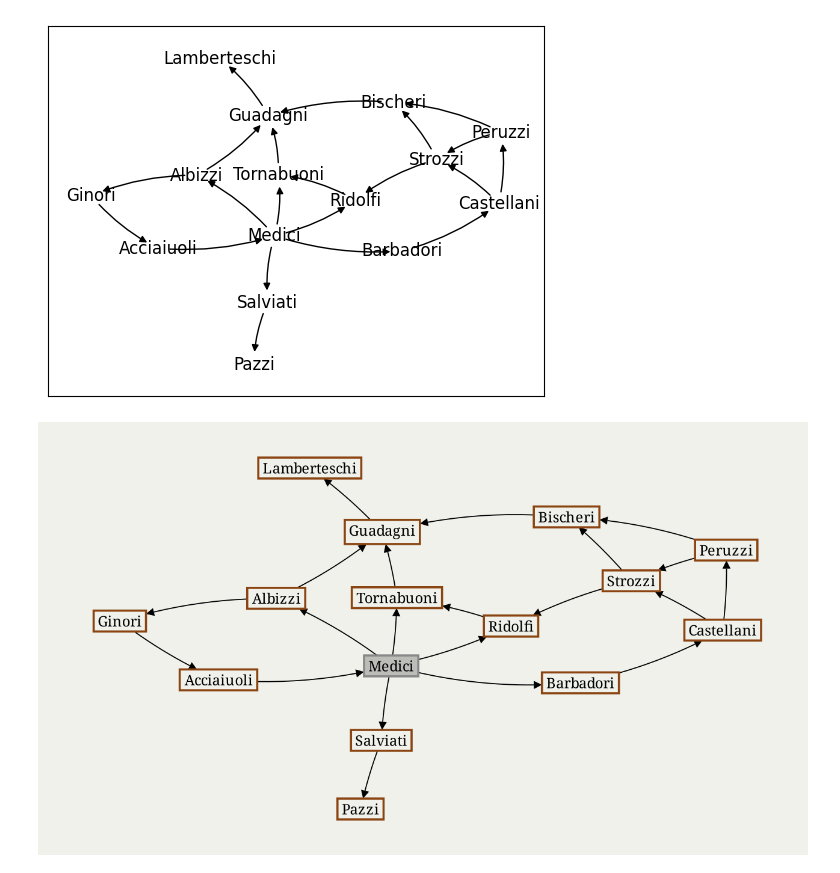
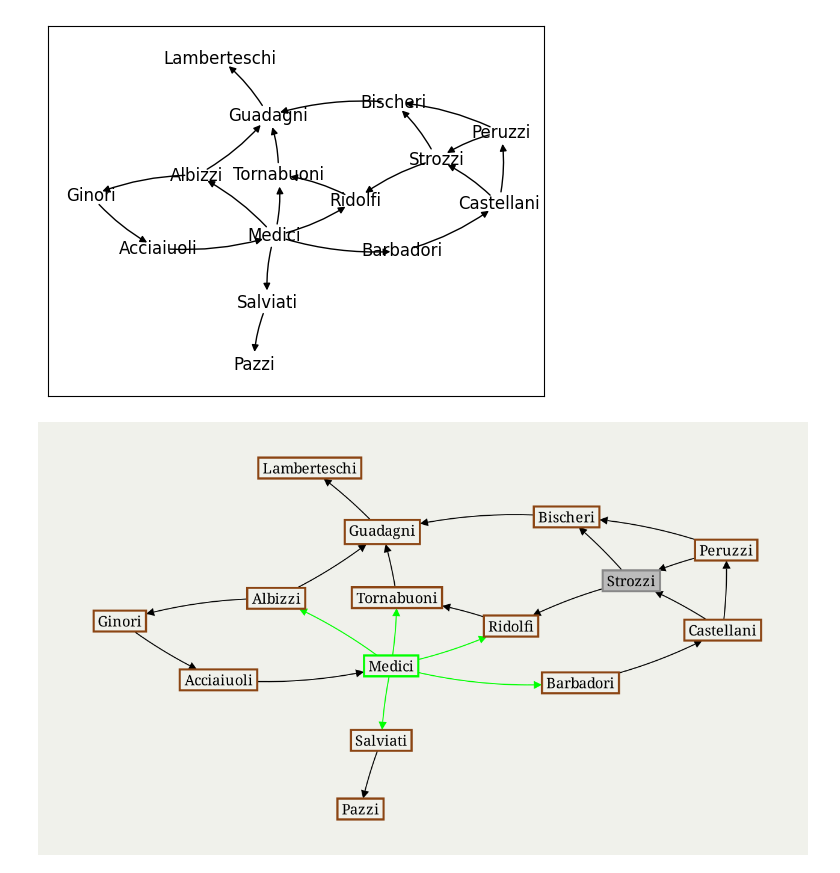
Before and after one commit to mapio/selma, a Jupyter notebook: slides/animations/Visits.ipynb, the cells around one changed output. Saved outputs shown, nothing was run; the diff lists cells and outputs as text; code cells hidden in the pictures.

```diff
--- a/slides/animations/Visits.ipynb
+++ b/slides/animations/Visits.ipynb
@@ -38,27 +41,34 @@ G = nx.DiGraph(edges)
 # %%
-layout = gvlayout_factory('neato', heightscale=.7)
+layout = gvlayout_factory('neato', heightscale=0.7)
 test_draw(G, layout)
 # %% [output]
 [figure]
 # %%
 %%manim --hide-splash -qm -v WARNING Draw
 
 HIGHLIGHT = YELLOW
 
 
 class Draw(Scene):
   def construct(self):
     MG = MGraph(G, layout, node_scale=.6)
-    self.add(MG.medges, MG.mnodes)
+    self.add(MG.mgraph)
 
     def mark(n):
       mn = MG.mnode(n)
-      mn[0].set_fill(color=GRAY, opacity=.5)
+      mn[0].set_fill(color=GRAY_B, opacity=1)
       mn.set(stroke_color=GRAY)
 
-    mark('Medici')
+    def highlight(s, color):
+      ms = MG.mnode(s)
+      ms.set(stroke_color=color)
+      for t in G.neighbors(s):
+        MG.medge(s, t).set_color(color)
+
+    mark('Strozzi')
+    highlight('Medici', PURE_GREEN)
     # MG.mnode('Medici')[0].set_fill(color=HIGHLIGHT, opacity=.3)
     # MG.medge('Medici', 'Ridolfi').set_color(HIGHLIGHT)
 # %% [output]
-[figure, old version]
+[figure, new version]
 # %%
```
Also changed, not shown: parts of 3 cells of this notebook, 1 other file.
